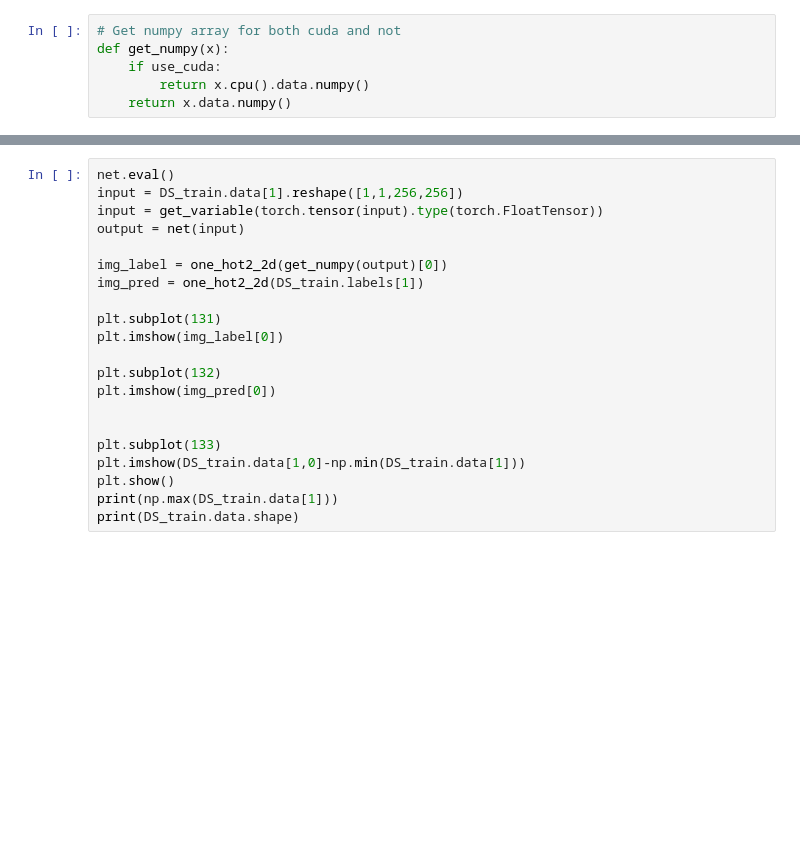
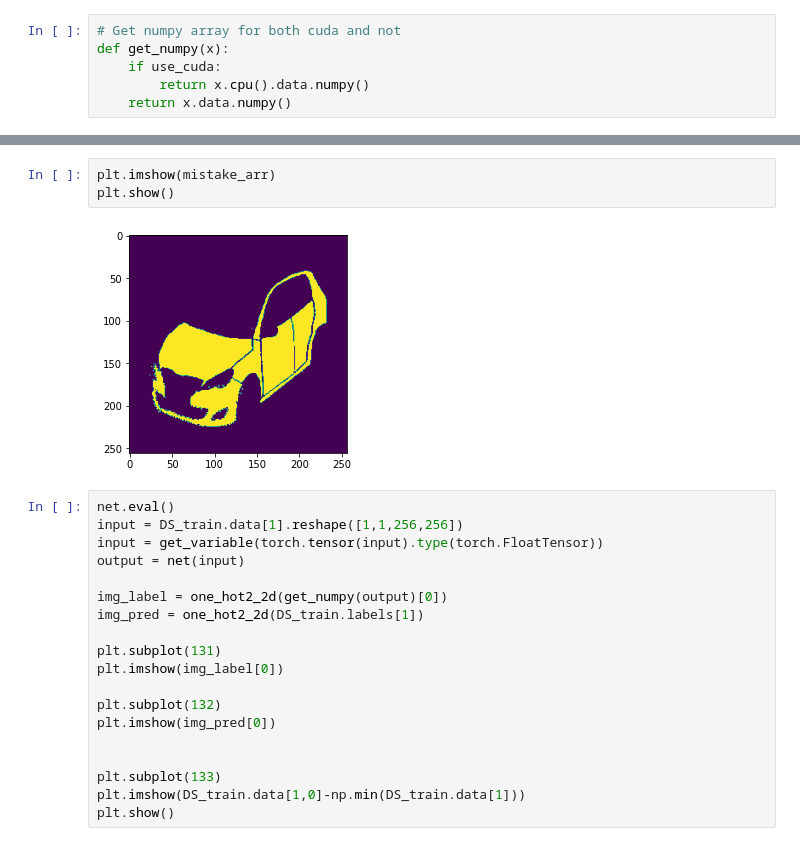
Before and after one commit to MIk1812/brAIn-Power, a Jupyter notebook: Training_loop.ipynb, the cells around one changed output, grey strips where cells are left out. Cells and saved outputs as stored; diff of their text form; blank space fills up the shorter version.

```diff
--- a/Training_loop.ipynb
+++ b/Training_loop.ipynb
@@ -330,3 +477,8 @@ print(IoU_score(Y_valid[0].reshape([1,9,256,256]),prediction))
+# %%
+plt.imshow(mistake_arr)
+plt.show()
+# %% [output]
+[figure, added]
 # %%
 net.eval()
 input = DS_train.data[1].reshape([1,1,256,256])
@@ -346,5 +498,3 @@ plt.imshow(img_pred[0])
 plt.subplot(133)
 plt.imshow(DS_train.data[1,0]-np.min(DS_train.data[1]))
 plt.show()
-print(np.max(DS_train.data[1]))
-print(DS_train.data.shape)
```
Also changed, not shown: parts of 19 cells of this notebook.
